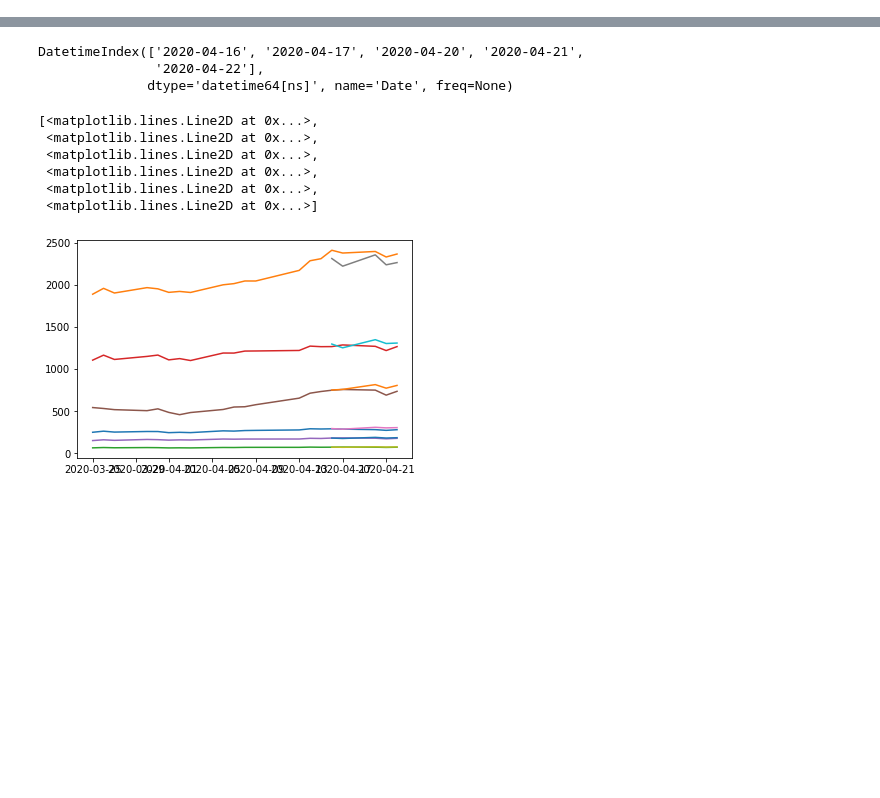
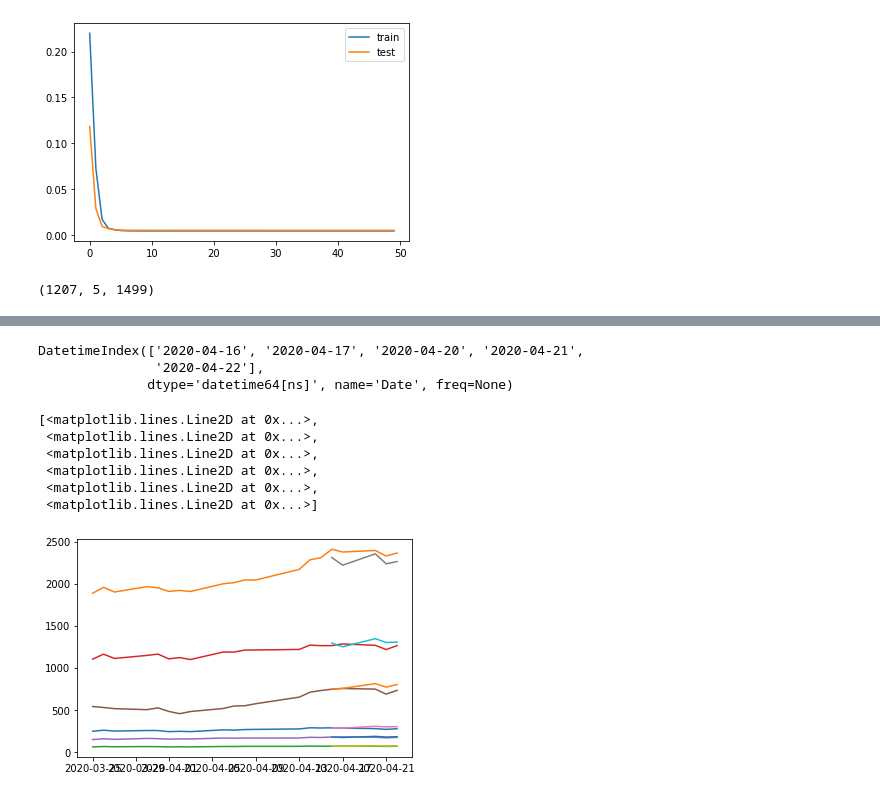
Before and after one commit to ledgey/datasciencestuff, a Jupyter notebook: StockPricesAR.ipynb, the cells around one changed output, grey strips where cells are left out. Drawn from its saved outputs; the diff is of its cells as text; code cells hidden in the pictures; blank space fills up the shorter version.

```diff
--- a/StockPricesAR.ipynb
+++ b/StockPricesAR.ipynb
@@ -40,0 +396,2 @@ closes.plot()
+# %%
+Y = Y.reshape(Y.shape[0],1)
@@ -40,0 +400,2 @@ closes.plot()
+# %%
+X_train, X_test, y_train, y_test = train_test_split(X, Y, random_state=1)
@@ -40,0 +418,5 @@ closes.plot()
+# %%
+model = Sequential()
+model.add(LSTM(100, input_shape=(X_train.shape[1], X_test.shape[2])))
+model.add(Dense(y_train.shape[1]))
+model.compile(loss='mse', optimizer='adam')
@@ -40,0 +437,2 @@ closes.plot()
+# %%
+history = model.fit(X_train, y_train, epochs=10, batch_size=1000, validation_split=0.2, shuffle=False)
@@ -40,0 +451,12 @@ closes.plot()
+# %%
+import matplotlib.pyplot as plt
+plt.plot(history.history['loss'], label='train')
+plt.plot(history.history['val_loss'], label='test')
+plt.legend()
+plt.show()
+# %% [output]
+[figure, added]
+# %%
+Y.shape
+# %% [output]
+(1207, 5, 1499)
```
Also changed, not shown: parts of 51 cells of this notebook, 14 other files.
